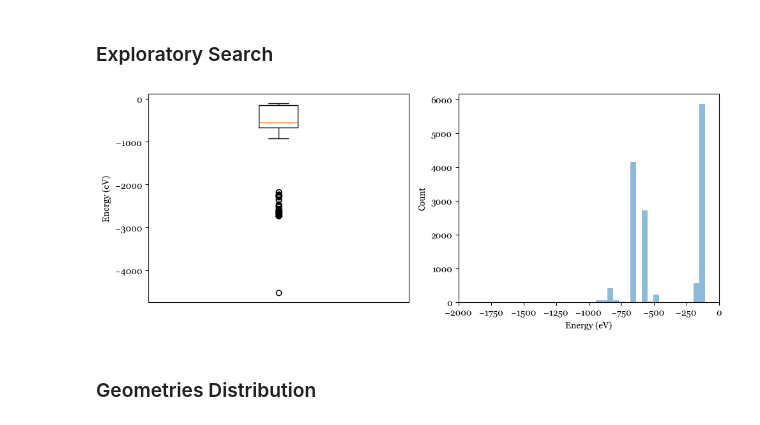
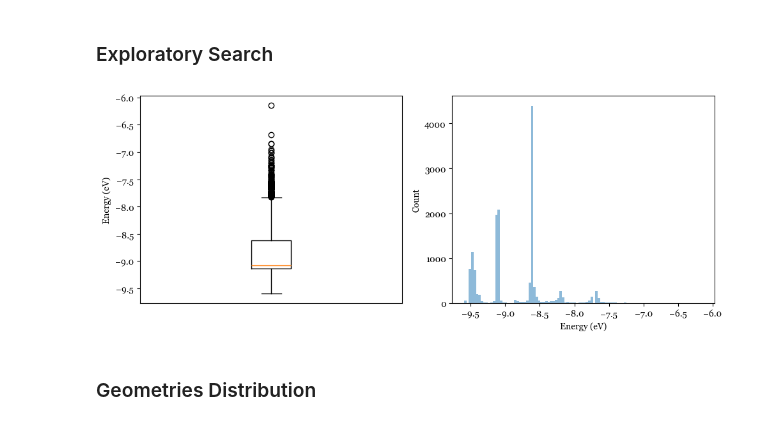
Before and after one commit to pedrozanineli/inference, a Jupyter notebook: 3_plot.ipynb, the cells around one changed output. Saved outputs shown, nothing was run; the diff lists cells and outputs as text; code cells hidden in the pictures.

```diff
--- a/3_plot.ipynb
+++ b/3_plot.ipynb
@@ -7,7 +7,8 @@ from sklearn.linear_model import LinearRegression
 # %%
 from modules.eval import load
 
-real_energies = load('results/dft_energies.pkl')
+# real_energies = load('results/dft_energies.pkl')
+real_energies = load('results/mace/dft_energies.pkl')
 real_forces = load('results/dft_forces.pkl')
 
 predicted_energies_mace = load('results/predicted_energies_mace.pkl')
@@ -35,18 +36,18 @@ plt.rcParams["font.family"] = "Georgia"
 # %%
 plt.figure(figsize=(10,4))
 plt.subplot(121)
 plt.boxplot(real_energies)
 plt.xticks([]),plt.ylabel('Energy (eV)')
 
 plt.subplot(122)
 plt.hist(real_energies,density=False,bins=100,alpha=0.5)
 plt.xlabel('Energy (eV)'),plt.ylabel('Count')
-plt.xlim(-2000,0)
+# plt.xlim(-2000,0)
 
 plt.tight_layout()
 plt.show()
 # %% [output]
-[figure, old version]
+[figure, new version]
 # %% [markdown]
 ### Geometries Distribution
 # %%
```
Also changed, not shown: parts of 3 cells of this notebook, 6 other files.
